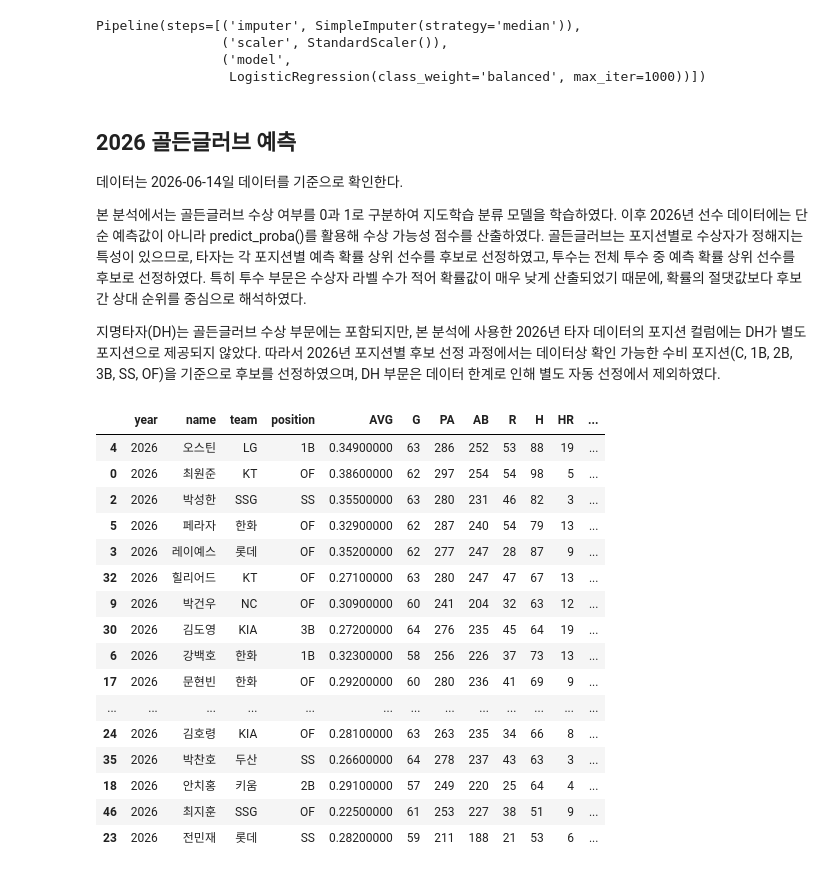
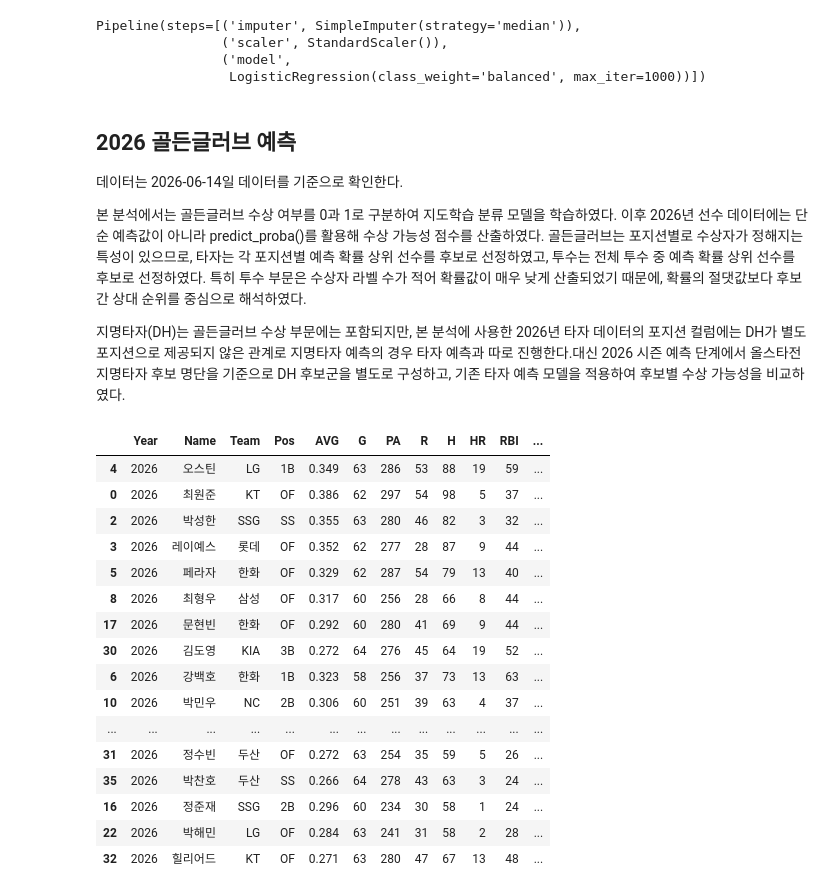
Before and after one commit to dohee-jin/data-mining-final-project, a Jupyter notebook: kbo_goldenglove_analysis.ipynb, the cells around one changed output. Saved outputs shown, nothing was run; the diff lists cells and outputs as text; code cells hidden in the pictures.

Commit message:
feat: 골든글러브 수상 예측 완료

```diff
--- a/kbo_goldenglove_analysis.ipynb
+++ b/kbo_goldenglove_analysis.ipynb
@@ -258,0 +272,9 @@ pitcher_recent.head()
+# %%
+# csv 파일 읽기
+import pandas as pd
+
+hitter = pd.read_csv("kbo_batting_stats_by_season_1982-2025.csv", encoding = "utf-8-sig")
+pitcher = pd.read_csv("kbo_pitching_stats_by_season_1982-2025.csv", encoding = "utf-8-sig")
+
+hitter.head()
+pitcher.head()
@@ -859 +1024,17 @@ pitcher_recent_clean = pitcher_recent_clean.drop(columns=pitcher_drop_cols).copy
+# %%
+def convert_ip_to_float(ip_str):
+    if pd.isna(ip_str) or ip_str == '-':
+        return np.nan
+    if isinstance(ip_str, (int, float)):
+        return float(ip_str)
+    parts = str(ip_str).split(' ')
+    if len(parts) == 1:
+        return float(parts[0])
+    elif len(parts) == 2 and '/' in parts[1]:
+        integer_part = float(parts[0])
+        fraction_parts = parts[1].split('/')
+        numerator = float(fraction_parts[0])
+        denominator = float(fraction_parts[1])
+        return integer_part + (numerator / denominator)
+    return np.nan
 # %%
@@ -925,8 +1106,8 @@ dtype: float64
 
 # 타자 feature
 hitter_features = [
-    "AVG", "G", "PA", "AB", "R", "H",
-    "2B", "3B", "HR", "TB", "RBI", "SAC", "SF"
+    'AVG', 'G', 'PA', 'R', 'H', 'HR', 'RBI',
+    'BB', 'SO', 'SLG', 'OBP', 'OPS', 'RISP'
 ]
 
 # 실제 존재하는 칼럼만 사용
@@ -935,12 +1116,15 @@ hitter_features = [col for col in hitter_features
 
 # 투수 feature
 pitcher_features = [
-    "ERA", "G", "W", "L", "SV", "HLD", "HD", "IP",
-    "H", "HR", "BB", "HBP", "SO", "R", "ER", "WHIP"
+    'ERA', 'G', 'W', 'S', 'HD', 'WPCT', 'IP',
+    'SO', 'WHIP', 'QS'
 ]
 
 pitcher_features = [col for col in pitcher_features
                     if col in pitcher_recent_clean.columns]
+
+# 'IP' 컬럼 전처리 (문자열 fractional innings to float)
+pitcher_recent_clean['IP'] = pitcher_recent_clean['IP'].apply(convert_ip_to_float)
 
 # 수치형 변환
 for col in hitter_features:
@@ -1157,54 +1341,59 @@ Pipeline(steps=[('imputer', SimpleImputer(strategy='median')),
 
 본 분석에서는 골든글러브 수상 여부를 0과 1로 구분하여 지도학습 분류 모델을 학습하였다. 이후 2026년 선수 데이터에는 단순 예측값이 아니라 predict_proba()를 활용해 수상 가능성 점수를 산출하였다. 골든글러브는 포지션별로 수상자가 정해지는 특성이 있으므로, 타자는 각 포지션별 예측 확률 상위 선수를 후보로 선정하였고, 투수는 전체 투수 중 예측 확률 상위 선수를 후보로 선정하였다. 특히 투수 부문은 수상자 라벨 수가 적어 확률값이 매우 낮게 산출되었기 때문에, 확률의 절댓값보다 후보 간 상대 순위를 중심으로 해석하였다.
 
-지명타자(DH)는 골든글러브 수상 부문에는 포함되지만, 본 분석에 사용한 2026년 타자 데이터의 포지션 컬럼에는 DH가 별도 포지션으로 제공되지 않았다. 따라서 2026년 포지션별 후보 선정 과정에서는 데이터상 확인 가능한 수비 포지션(C, 1B, 2B, 3B, SS, OF)을 기준으로 후보를 선정하였으며, DH 부문은 데이터 한계로 인해 별도 자동 선정에서 제외하였다.
+지명타자(DH)는 골든글러브 수상 부문에는 포함되지만, 본 분석에 사용한 2026년 타자 데이터의 포지션 컬럼에는 DH가 별도 포지션으로 제공되지 않은 관계로 지명타자 예측의 경우 타자 예측과 따로 진행한다.대신 2026 시즌 예측 단계에서 올스타전 지명타자 후보 명단을 기준으로 DH 후보군을 별도로 구성하고, 기존 타자 예측 모델을 적용하여 후보별 수상 가능성을 비교하였다.
 # %%
 # 2026 타자 데이터 예측
 
 # 원본 복사
 hitter_2026_model = hitter_2026.copy()
+
+# 'rank' 컬럼 제거 (예측에 사용되지 않으므로 제거하여 일관성 유지)
+if 'rank' in hitter_2026_model.columns:
+    hitter_2026_model = hitter_2026_model.drop(columns=['rank'])
 
 # 학습 때 사용한 feature 기준으로 숫자형 변환
 for col in hitter_features:
   if col in hitter_2026_model.columns:
     hitter_2026_model[col] = pd.to_numeric(
         hitter_2026_model[col],
         errors="coerce"
     )
 
 # 학습 때 사용한 feature만 추출
 x_hitter_2026 = hitter_2026_model[hitter_features]
 
 # 예측 확률 생성
 hitter_2026_model["goldenglove_probability"] = (
     hitter_final_model.predict_proba(x_hitter_2026)[:, 1]
 )
 
 # 확률 높은 순으로 정렬
 hitter_result = hitter_2026_model.sort_values(
     "goldenglove_probability",
     ascending = False
 )
 
 hitter_result[[
-    "year", "name", "team", "position",
-    "AVG", "G", "PA", "AB", "R", "H", "HR", "RBI", "goldenglove_probability"
+    'Year', 'Name', 'Team', 'Pos',
+    'AVG', 'G', 'PA', 'R', 'H', 'HR', 'RBI',
+    'BB', 'SO', 'SLG', 'OBP', 'OPS', 'RISP', 'goldenglove_probability'
 ]].head(30)
 # %% [output]
-|  | year | name | team | position | AVG | G | PA | AB | R | H | HR | ... |
-| 4 | 2026 | 오스틴 | LG | 1B | 0.34900000 | 63 | 286 | 252 | 53 | 88 | 19 | ... |
-| 0 | 2026 | 최원준 | KT | OF | 0.38600000 | 62 | 297 | 254 | 54 | 98 | 5 | ... |
-| 2 | 2026 | 박성한 | SSG | SS | 0.35500000 | 63 | 280 | 231 | 46 | 82 | 3 | ... |
-| 5 | 2026 | 페라자 | 한화 | OF | 0.32900000 | 62 | 287 | 240 | 54 | 79 | 13 | ... |
-| 3 | 2026 | 레이예스 | 롯데 | OF | 0.35200000 | 62 | 277 | 247 | 28 | 87 | 9 | ... |
-| 32 | 2026 | 힐리어드 | KT | OF | 0.27100000 | 63 | 280 | 247 | 47 | 67 | 13 | ... |
-| 9 | 2026 | 박건우 | NC | OF | 0.30900000 | 60 | 241 | 204 | 32 | 63 | 12 | ... |
-| 30 | 2026 | 김도영 | KIA | 3B | 0.27200000 | 64 | 276 | 235 | 45 | 64 | 19 | ... |
-| 6 | 2026 | 강백호 | 한화 | 1B | 0.32300000 | 58 | 256 | 226 | 37 | 73 | 13 | ... |
-| 17 | 2026 | 문현빈 | 한화 | OF | 0.29200000 | 60 | 280 | 236 | 41 | 69 | 9 | ... |
+|  | Year | Name | Team | Pos | AVG | G | PA | R | H | HR | RBI | ... |
+| 4 | 2026 | 오스틴 | LG | 1B | 0.349 | 63 | 286 | 53 | 88 | 19 | 59 | ... |
+| 0 | 2026 | 최원준 | KT | OF | 0.386 | 62 | 297 | 54 | 98 | 5 | 37 | ... |
+| 2 | 2026 | 박성한 | SSG | SS | 0.355 | 63 | 280 | 46 | 82 | 3 | 32 | ... |
+| 3 | 2026 | 레이예스 | 롯데 | OF | 0.352 | 62 | 277 | 28 | 87 | 9 | 44 | ... |
+| 5 | 2026 | 페라자 | 한화 | OF | 0.329 | 62 | 287 | 54 | 79 | 13 | 40 | ... |
+| 8 | 2026 | 최형우 | 삼성 | OF | 0.317 | 60 | 256 | 28 | 66 | 8 | 44 | ... |
+| 17 | 2026 | 문현빈 | 한화 | OF | 0.292 | 60 | 280 | 41 | 69 | 9 | 44 | ... |
+| 30 | 2026 | 김도영 | KIA | 3B | 0.272 | 64 | 276 | 45 | 64 | 19 | 52 | ... |
+| 6 | 2026 | 강백호 | 한화 | 1B | 0.323 | 58 | 256 | 37 | 73 | 13 | 63 | ... |
+| 10 | 2026 | 박민우 | NC | 2B | 0.306 | 60 | 251 | 39 | 63 | 4 | 37 | ... |
 | ... | ... | ... | ... | ... | ... | ... | ... | ... | ... | ... | ... | ... |
-| 24 | 2026 | 김호령 | KIA | OF | 0.28100000 | 63 | 263 | 235 | 34 | 66 | 8 | ... |
-| 35 | 2026 | 박찬호 | 두산 | SS | 0.26600000 | 64 | 278 | 237 | 43 | 63 | 3 | ... |
-| 18 | 2026 | 안치홍 | 키움 | 2B | 0.29100000 | 57 | 249 | 220 | 25 | 64 | 4 | ... |
-| 46 | 2026 | 최지훈 | SSG | OF | 0.22500000 | 61 | 253 | 227 | 38 | 51 | 9 | ... |
-| 23 | 2026 | 전민재 | 롯데 | SS | 0.28200000 | 59 | 211 | 188 | 21 | 53 | 6 | ... |
+| 31 | 2026 | 정수빈 | 두산 | OF | 0.272 | 63 | 254 | 35 | 59 | 5 | 26 | ... |
+| 35 | 2026 | 박찬호 | 두산 | SS | 0.266 | 64 | 278 | 43 | 63 | 3 | 24 | ... |
+| 16 | 2026 | 정준재 | SSG | 2B | 0.296 | 60 | 234 | 30 | 58 | 1 | 24 | ... |
+| 22 | 2026 | 박해민 | LG | OF | 0.284 | 63 | 241 | 31 | 58 | 2 | 28 | ... |
+| 32 | 2026 | 힐리어드 | KT | OF | 0.271 | 63 | 280 | 47 | 67 | 13 | 48 | ... |
```
Also changed, not shown: parts of 29 cells of this notebook.
